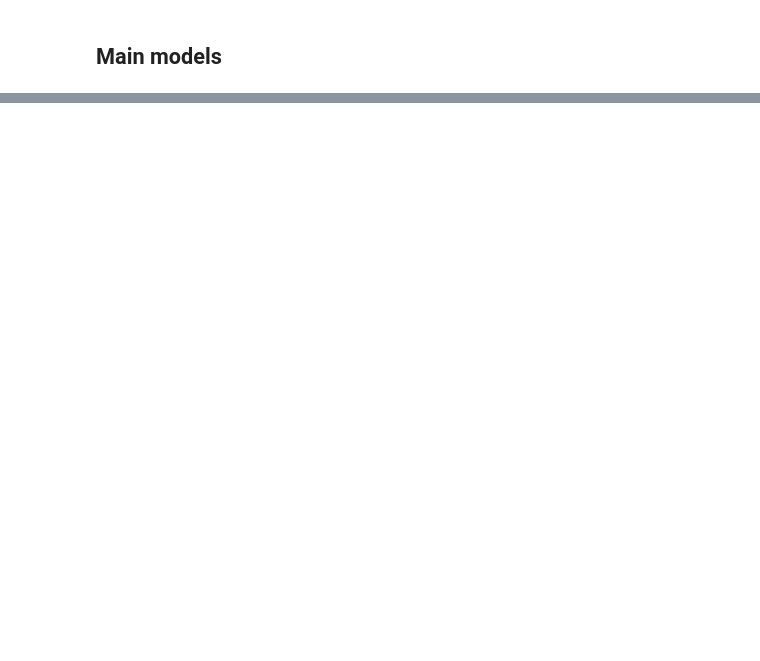
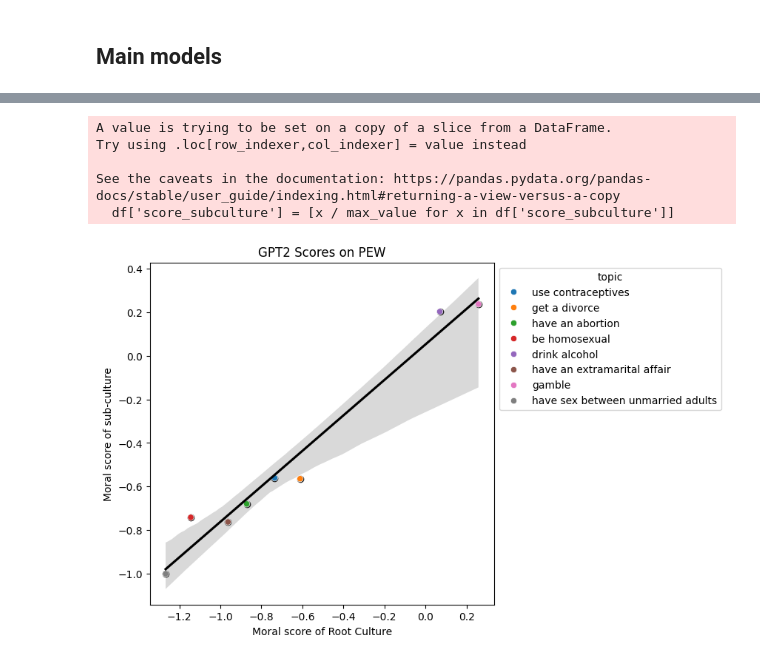
Before and after one commit to ajaykc7/CSCI663_cultural_inference, a Jupyter notebook: notebooks/fine_grained_analysis.ipynb, the cells around one changed output, grey strips where cells are left out. Saved outputs shown, nothing was run; the diff lists cells and outputs as text; code cells hidden in the pictures; blank space fills up the shorter version.

Commit message:
subculture analysis

```diff
--- a/notebooks/fine_grained_analysis.ipynb
+++ b/notebooks/fine_grained_analysis.ipynb
@@ -117,0 +190,43 @@ gpt2-medium_token_pairs_in -2.3490806
+# %%
+df = data_culture.join(data_subculture,lsuffix='_1',rsuffix='_2',how='inner').reset_index()
+df_wv7 = data_culture_wv7.join(data_subculture_wv7,lsuffix='_1',rsuffix='_2',how='inner').reset_index()
+# %%
+df = df.rename(columns={'topic_1':'topic',
+    'country_1':'culture',
+    'log prob difference_1':'score_culture',
+    'topic_2':'topic2',
+    'country_2':'subculture',
+    'log prob difference_2':'score_subculture'})
+
+df_wv7 = df_wv7.rename(columns={'topic_1':'topic',
+    'country_1':'culture',
+    'log prob difference_1':'score_culture',
+    'topic_2':'topic2',
+    'country_2':'subculture',
+    'log prob difference_2':'score_subculture'})
+# %%
+df_chinese = df[df['culture']=='South Korea']
+# %%
+df = df_chinese
+# %%
+fig, axes = plt.subplots(figsize = (6, 6))
+
+r, p = scipy.stats.pearsonr(df['score_culture'], df['score_subculture'])
+max_value = max([abs(x) for x in df['score_subculture']])
+df['score_subculture'] = [x / max_value for x in df['score_subculture']]
+g = sns.regplot(data= df, x = 'score_culture', y = 'score_subculture', color = 'black')
+
+topic_col = 'topic' if 'topic' in df.columns else 'question'
+
+g = sns.scatterplot(data= df, x = 'score_culture',
+                    y = 'score_subculture', hue = topic_col,
+                    legend = True)
+g.set(xlabel="Moral score of Root Culture",ylabel="Moral score of sub-culture", title="GPT2 Scores on PEW")
+sns.move_legend(axes,"upper left",bbox_to_anchor=(1,1))
+# %% [output]
+A value is trying to be set on a copy of a slice from a DataFrame.
+Try using .loc[row_indexer,col_indexer] = value instead
+
+See the caveats in the documentation: https://pandas.pydata.org/pandas-docs/stable/user_guide/indexing.html#returning-a-view-versus-a-copy
+  df['score_subculture'] = [x / max_value for x in df['score_subculture']]
+[figure, added]
```
Also changed, not shown: parts of 10 cells of this notebook.
